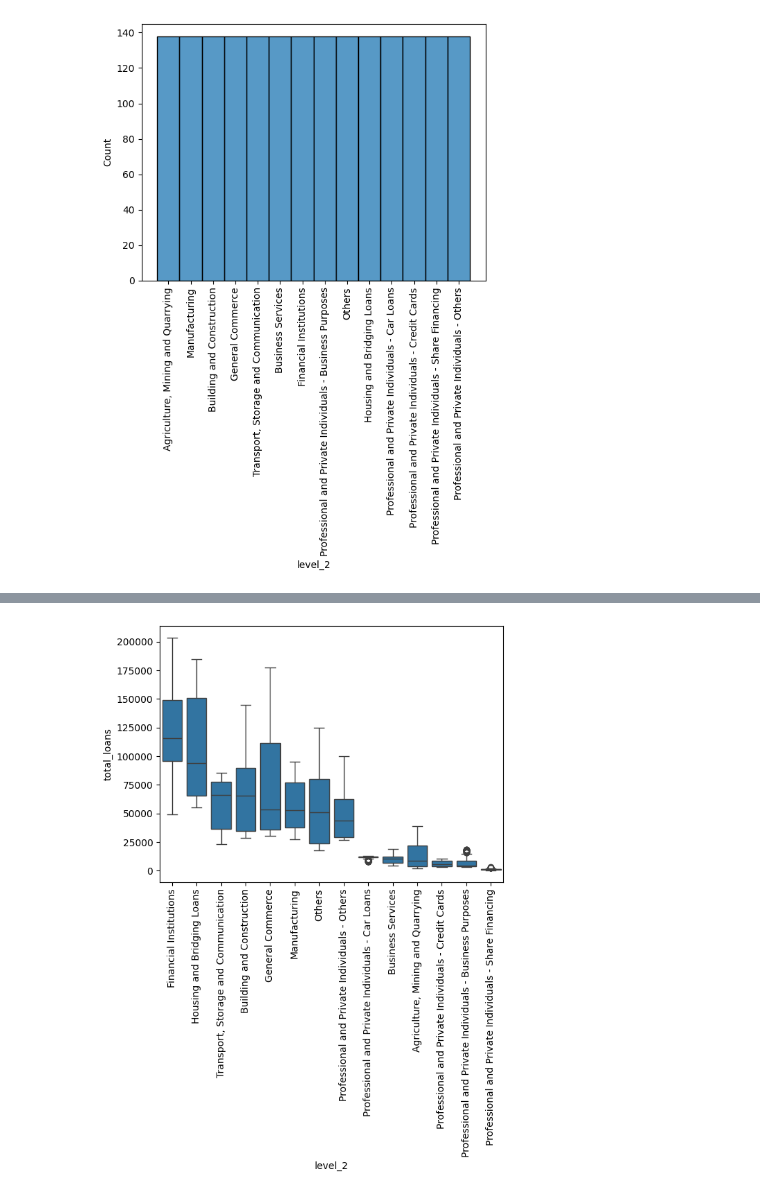
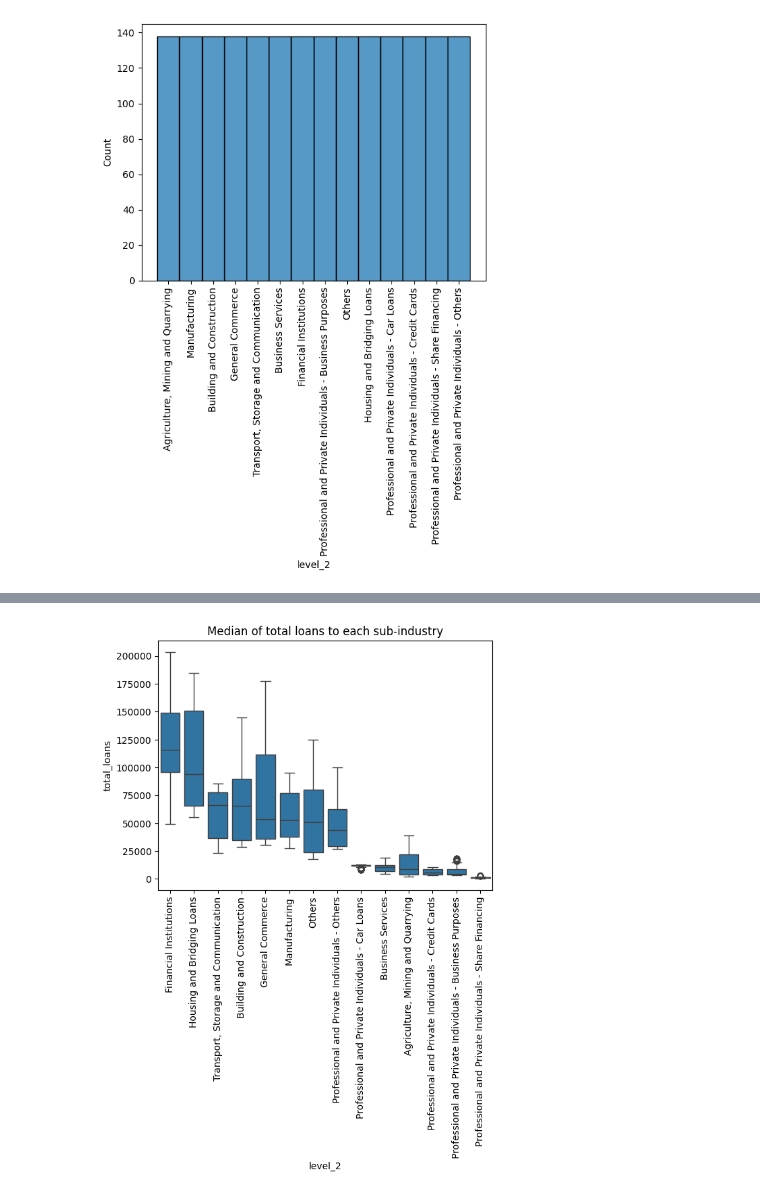
Before and after one commit to ChinSekYi/OpenAYEye, a Jupyter notebook: eda/src/EDA.ipynb, the cells around one changed output, grey strips where cells are left out. Saved outputs shown, nothing was run; the diff lists cells and outputs as text; code cells hidden in the pictures.

```diff
--- a/eda/src/EDA.ipynb
+++ b/eda/src/EDA.ipynb
@@ -69,12 +95,13 @@ sns.boxplot(x = 'level_1', y = "total_loans", data = df)
 # %%
 # Check if there are extreme values
 medians = df.groupby("level_2")['total_loans'].median()
 sorted_medians = medians.sort_values(ascending = False)
 sorted_order = sorted_medians.index
 
 # Plot the boxplot with the sorted order
 sns.boxplot(x = 'level_2', y = "total_loans", data = df, order= sorted_order)
+plt.title("Median of total loans to each sub-industry")
 plt.xticks(rotation = 90)
 plt.show()
 # %% [output]
-[figure, old version]
+[figure, new version]
```
Also changed, not shown: parts of 9 cells of this notebook.
